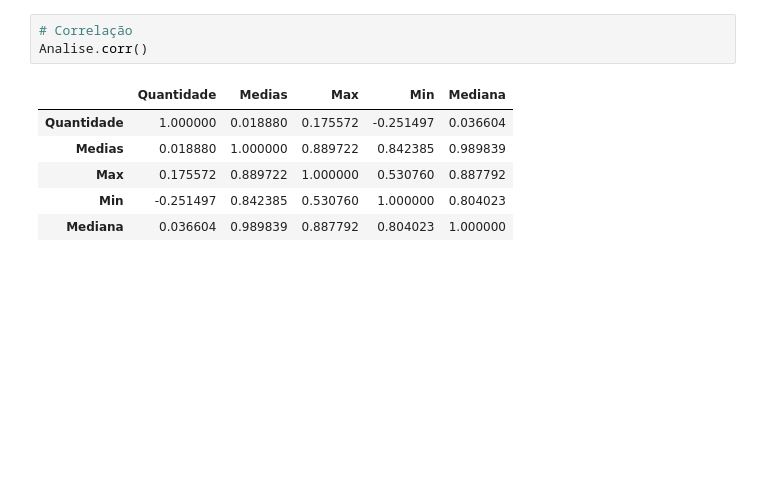
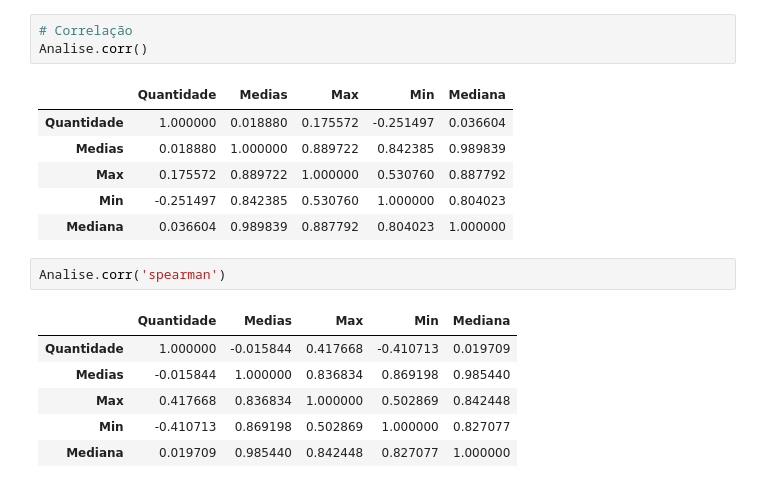
Before and after one commit to brunnabrito/Sistema-de-recomenda-o-com-Python, a Jupyter notebook: Machine_Learning_|_Sistema_de_recomendação_com_Python.ipynb, the cells around one changed output. Saved outputs shown, nothing was run; the diff lists cells and outputs as text; blank space fills up the shorter version.

```diff
--- a/Machine_Learning_|_Sistema_de_recomendação_com_Python.ipynb
+++ b/Machine_Learning_|_Sistema_de_recomendação_com_Python.ipynb
@@ -392,3 +394,12 @@ Analise.corr()
 | Max | 0.175572 | 0.889722 | 1.000000 | 0.530760 | 0.887792 |
 | Min | -0.251497 | 0.842385 | 0.530760 | 1.000000 | 0.804023 |
 | Mediana | 0.036604 | 0.989839 | 0.887792 | 0.804023 | 1.000000 |
+# %%
+Analise.corr('spearman')
+# %% [output]
+|  | Quantidade | Medias | Max | Min | Mediana |
+| Quantidade | 1.000000 | -0.015844 | 0.417668 | -0.410713 | 0.019709 |
+| Medias | -0.015844 | 1.000000 | 0.836834 | 0.869198 | 0.985440 |
+| Max | 0.417668 | 0.836834 | 1.000000 | 0.502869 | 0.842448 |
+| Min | -0.410713 | 0.869198 | 0.502869 | 1.000000 | 0.827077 |
+| Mediana | 0.019709 | 0.985440 | 0.842448 | 0.827077 | 1.000000 |
```
Also changed, not shown: parts of 2 cells of this notebook.
